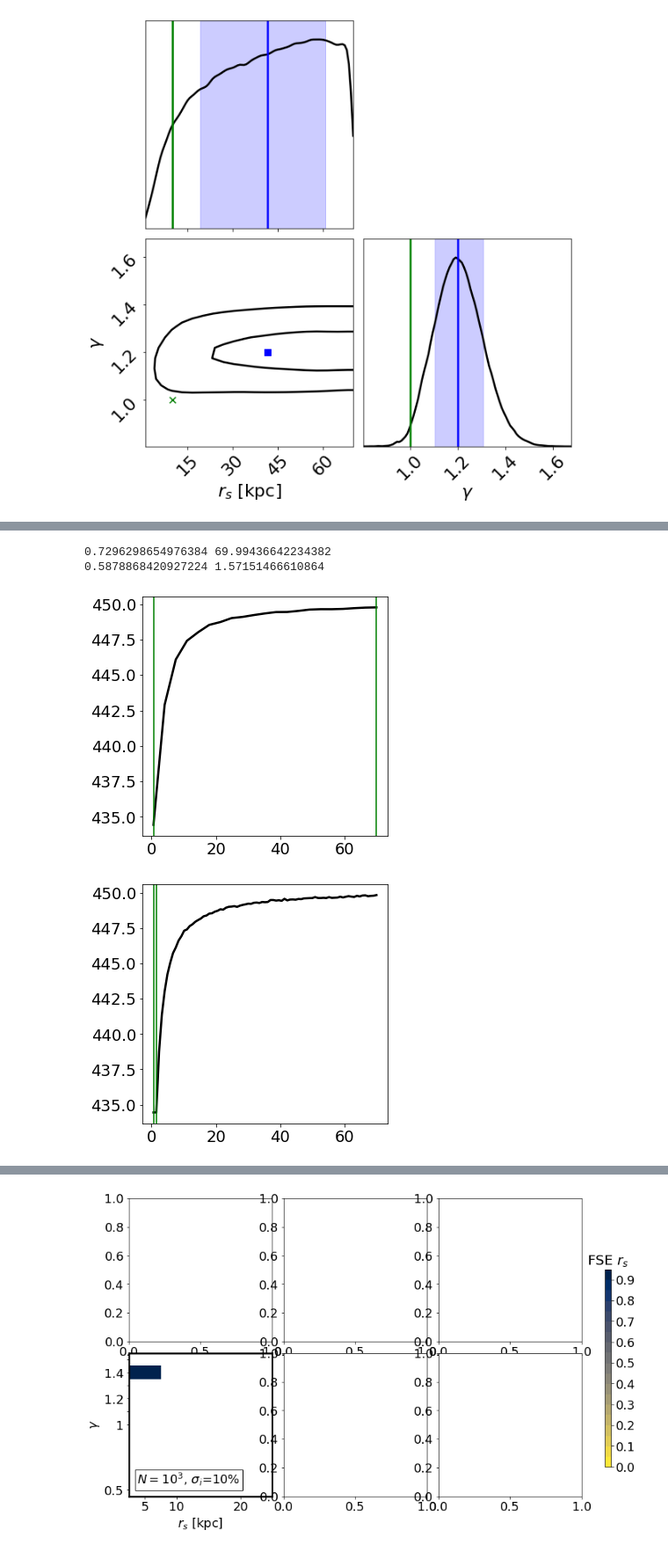
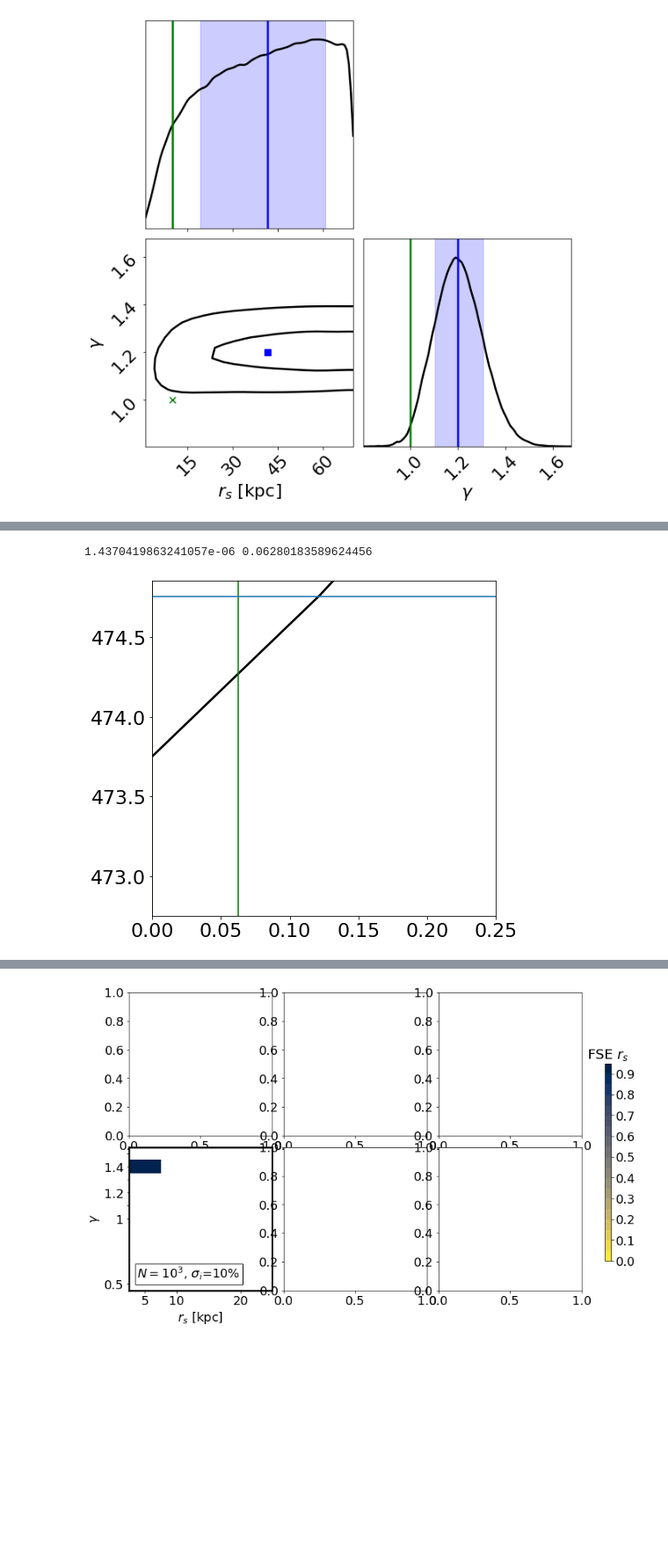
Before and after one commit to SvPoder/exoplanets, a Jupyter notebook: jupyter-notebook/reconstructed_DM.ipynb, the cells around one changed output, grey strips where cells are left out. Shown at 88% size. Cells and saved outputs as stored; diff of their text form; code cells hidden in the pictures; blank space fills up the shorter version.

```diff
--- a/jupyter-notebook/reconstructed_DM.ipynb
+++ b/jupyter-notebook/reconstructed_DM.ipynb
@@ -432,12 +560,16 @@ fig.savefig("1D2D_example_2.pdf", bbox_inches="tight")
 # %%
-nBDs     = 1000 ; sigma= 0.3
-f        = 1.; gamma    = 1.5; rs = 20.
+nBDs     = 1000 ; sigma= 0.1
+f        = 1.; gamma = 1.5; rs = 5.
 
-filepath = ("/hdfs/local/mariacst/exoplanets/results/likelihood/velocity/v100/fixedT10v100reconstv30/N%isigma0.3/" %nBDs)
-_file    = open(filepath + ("like_fixedT10v100reconstv30_N%i_sigma%.1f_f1.0gamma%.1frs%.1fv1" %(nBDs, sigma, gamma, rs)), "rb")
+filepath = ("/hdfs/local/mariacst/exoplanets/results/likelihood/velocity/v100/fixedT10/N%isigma%.1f/"
+            %(nBDs, sigma))
+_file    = open(filepath + ("like_fixedT10v100_N%i_sigma%.1f_f1.0gamma%.1frs%.1fv1"
+                            %(nBDs, sigma, gamma, rs)), "rb")
 like     = pickle.load(_file)
-filepath = ("/hdfs/local/mariacst/exoplanets/results/posterior/velocity/v100/fixedT10v100reconstv30/N%isigma0.3/" %nBDs)
-_file    = open(filepath + ("posterior_fixedT10v100reconstv30_N%i_sigma%.1f_f1.0gamma%.1frs%.1fv1" %(nBDs, sigma, gamma, rs)), "rb")
+filepath = ("/hdfs/local/mariacst/exoplanets/results/posterior/velocity/v100/fixedT10/N%isigma%.1f/"
+            %(nBDs, sigma))
+_file    = open(filepath + ("posterior_fixedT10v100_N%i_sigma%.1f_f1.0gamma%.1frs%.1fv1"
+                            %(nBDs, sigma, gamma, rs)), "rb")
 samples  = pickle.load(_file)
 
 smooth=1.
@@ -615,5 +950,5 @@ axes.set_ylim(-1, 1.5)
 # %%
-def LI(L, samples, bin_n=10, verbose=False, _niteration=30):
+def LI(L, samples, bin_n=80, verbose=False, _niteration=30):
     """
     For each parameter, construct profile likelihood and return the profile likelihood interval
     (i.e. region where the log Likelihood is within 1 of its maximum value)
@@ -626,14 +961,14 @@ def LI(L, samples, bin_n=10, verbose=False, _niteration=30):
 
     # Create Interpolation fanction Likelihood - parameter
     #pdb.set_trace()
-    z =  UnivariateSpline(x, y, s=0)
+    z =  UnivariateSpline(x[~np.isnan(y)], y[~np.isnan(y)], s=0)
 
     # Find in which points crosses 1sigma horizontal line (where 1 sigma
     # corresponds to 1/2 -for 1 dof-)
     x_tmin     = np.min(samples)
     epsilon    = 1
     niteration = 0
-    logLmin    = np.min(y) + 0.5
+    logLmin    = np.min(y[~np.isnan(y)]) + 0.5
     while epsilon > 10**-6 and niteration < _niteration:
         niteration +=1
         minimum = minimize(lambda x: (z(x)-logLmin)**2, x_tmin,
@@ -661,36 +996,41 @@ def LI(L, samples, bin_n=10, verbose=False, _niteration=30):
     if epsilon < 10**-6:
         LImax = _max[0]
     else:
+        print("here", epsilon, _max)
         LImax = np.max(samples)
 
     if verbose==True:
         print(LImin, LImax)
-        fig, ax = plt.subplots(1, 1, figsize=(5, 5))
+        fig, ax = plt.subplots(1, 1, figsize=(7, 7))
         ax.plot(x, y, color="k", lw=2.5)
         ax.axvline(LImin, color="g"); ax.axvline(LImax, color="g")
+        ax.set_ylim(np.min(y[~np.isnan(y)])-1, np.min(y[~np.isnan(y)]) + 1.1)
+        ax.axhline(np.min(y[~np.isnan(y)]) + 1)
+        ax.set_xlim(0, 0.25)
+        #print(np.min(y[~np.isnan(y)]), x)
 
     #Return
     return  LImin, LImax
 # %%
 nBDs     = 1000; sigma= 0.3
-f        = 1.; gamma = 0.5; rs = 5.
+f        = 1.; gamma = 1.1; rs = 10.
 
-filepath = ("/hdfs/local/mariacst/exoplanets/results/likelihood/velocity/v100/fixedT10Tcut650/N%isigma0.3/" %nBDs)
+filepath = ("/hdfs/local/mariacst/exoplanets/results/likelihood/velocity/v100/fixedT10Tcut650/N%isigma%.1f/"
+            %(nBDs, sigma))
 _file    = open(filepath + ("like_fixedT10v100Tcut650_N%i_sigma%.1f_f1.0gamma%.1frs%.1fv43" %(nBDs, sigma, gamma, rs)), "rb")
 like     = pickle.load(_file)
-filepath = ("/hdfs/local/mariacst/exoplanets/results/posterior/velocity/v100/fixedT10Tcut650/N%isigma0.3/" %nBDs)
+filepath = ("/hdfs/local/mariacst/exoplanets/results/posterior/velocity/v100/fixedT10Tcut650/N%isigma%.1f/"
+            %(nBDs, sigma))
 _file    = open(filepath + ("posterior_fixedT10v100Tcut650_N%i_sigma%.1f_f1.0gamma%.1frs%.1fv43" %(nBDs, sigma, gamma, rs)), "rb")
 samples  = pickle.load(_file)
 # %%
 from scipy.interpolate import UnivariateSpline
 from scipy.optimize import minimize
 #LI(like, samples[:, 2], bin_n=20, verbose=True, niteration=30)
 
-_, _ = LI(like, samples[:, 2], bin_n=20, verbose=True, _niteration=25)
+_, _ = LI(like, samples[:, 1], bin_n=20, verbose=True, _niteration=20)
 
-_, _ = LI(like, samples[:, 2], bin_n=80, verbose=True, _niteration=25)
+#_, _ = LI(like, samples[:, 1], bin_n=80, verbose=True, _niteration=25)
 # %% [output]
-0.7296298654976384 69.99436642234382
-0.5878868420927224 1.57151466610864
+1.4370419863241057e-06 0.06280183589624456
-[figure, old version]
+[figure, new version]
-[figure, removed]
```
Also changed, not shown: parts of 17 cells of this notebook, 4 other files.
